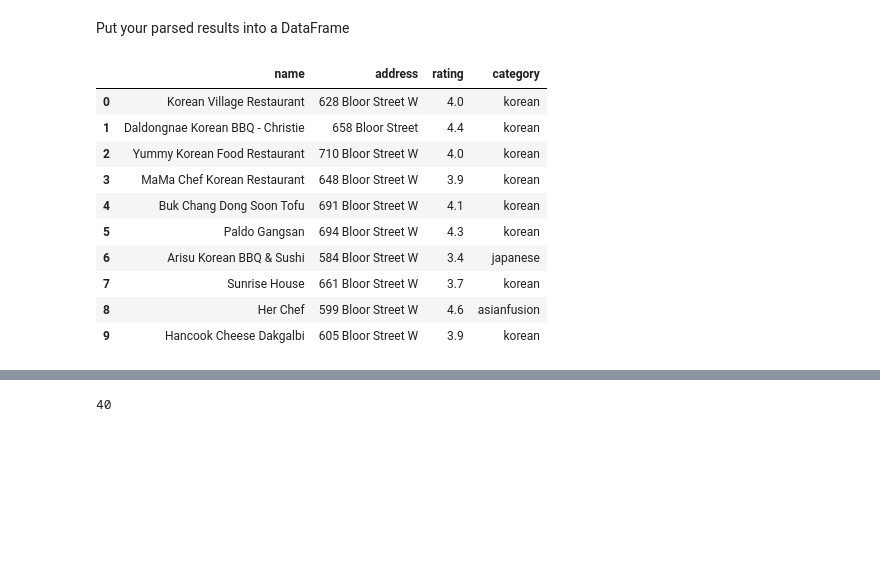
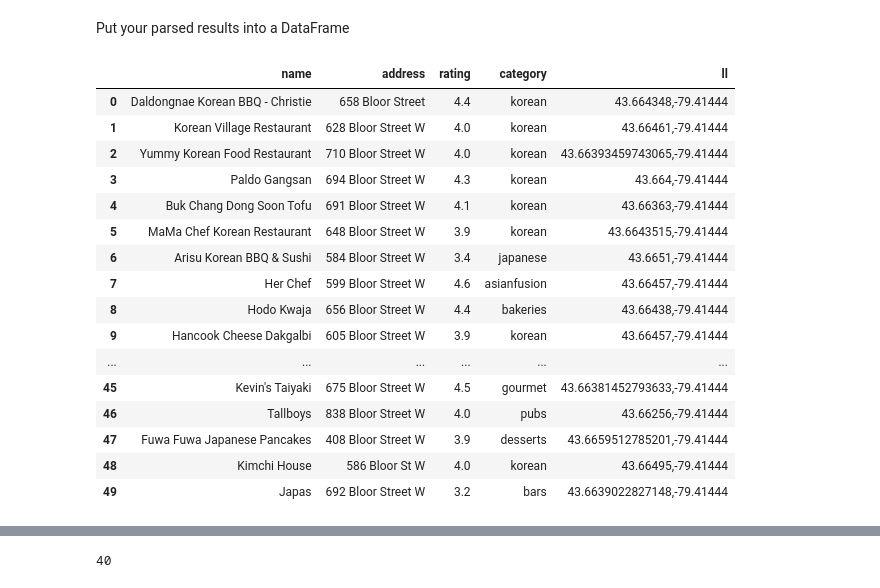
Before and after one commit to tjjdoherty/python-statistical-modelling, a Jupyter notebook: notebooks/yelp_foursquare_EDA.ipynb, the cells around one changed output, grey strips where cells are left out. Cells and saved outputs as stored; diff of their text form; code cells hidden in the pictures; blank space fills up the shorter version.

Commit message:
more cleaning of foursquare & yelp data
added lat/long in the format of the city bikes, so they could be joined in a table later

```diff
--- a/notebooks/yelp_foursquare_EDA.ipynb
+++ b/notebooks/yelp_foursquare_EDA.ipynb
@@ -60,7 +60,7 @@ def get_venues_fs(latitude, longitude, radius, api_key, categories, limit):
 
 categories = '10035,13003,13065,16000' # See following cell bullet points for category names - bars, restaurants, live shows, outdoors
 
-res = get_venues_fs(latitude=43.657763, longitude=-79.389165, radius=800, api_key=FOURSQUARE_KEY, categories=categories, limit=50)
+res = get_venues_fs(latitude=43.664467, longitude=-79.414783, radius=800, api_key=FOURSQUARE_KEY, categories=categories, limit=50)
 
 print(len(res['results']))
 print("\n")
@@ -72,12 +72,15 @@ print(res['results'][3]['name'])  # this is how you access the name, we could lo
 print(res['results'][3]['location']['address']) # accessing the address for the dataframe
 
 print(res['results'][3]['categories'][0]['name']) # accessing the first general category of the venue, most only have one
+print(res['results'][3]['geocodes']['main']['latitude'])
+print(res['results'][3]['geocodes']['main']['longitude'])
 print("\n")
 
 for venue in res['results']:
     name = venue['name']
     address = venue['location'].get('address', 'Address not available')
     first_category = venue['categories'][0]['name']
-    category_names = [category['name'] for category in venue['categories']] # there are multiple categories for some venues
-    print(f"{name}, {address}, {first_category}, {category_names}")
+    # category_names = [category['name'] for category in venue['categories']] # there are multiple categories for some venues
+    fsq_id = venue['fsq_id']
+    print(f"{name}, {address}, {first_category}, {fsq_id}")
 # %% [output]
@@ -123,19 +126,22 @@ res = get_venues_fs(latitude=43.664467, longitude=-79.414783, radius=800, api_ke
 name_list = []
 address_list = []
 category_list = []
+ll_list = []
 
 for venue in res['results']:
     name_list.append(venue['name'])
     address_list.append(venue['location'].get('address', 'Address not available'))
     category_list.append(venue['categories'][0]['name'])
+    ll_list.append(f"{venue['geocodes']['main']['latitude']},{venue['geocodes']['main']['longitude']}")
 
 test_venue_dictionary = {
     'name': name_list,
     'address': address_list,
-    'category': category_list
+    'category': category_list,
+    'll': ll_list
 }
 
 test_venue_df = pd.DataFrame(test_venue_dictionary)
 test_venue_df
-# csv_file_path = '../data/test_venue_df.csv' # the file path to put new saves into the data directory
-# test_venue_df.to_csv(csv_file_path, index=False)
+csv_file_path = '../data/test_venue_df.csv' # the file path to put new saves into the data directory
+test_venue_df.to_csv(csv_file_path, index=False)
@@ -325,37 +303,46 @@ name_list = []
 address_list = []
 rating_list = []
 category_list = []
+ll_list = []
 
 for venue in test_response['businesses']:
     name_list.append(venue['name'])
     address_list.append(venue['location'].get('address1', 'Address not available'))
     rating_list.append(venue['rating'])
     category_list.append(venue['categories'][0]['alias'])
+    ll_list.append(f"{venue['coordinates']['latitude']},{test_response['businesses'][1]['coordinates']['longitude']}")
 
 test_yelp_venue_dictionary = {
     'name': name_list,
     'address': address_list,
     'rating': rating_list,
-    'category': category_list
+    'category': category_list,
+    'll': ll_list
 }
 
 test_yelp_venue_df = pd.DataFrame(test_yelp_venue_dictionary)
 # %% [markdown]
 Put your parsed results into a DataFrame
 # %%
-test_yelp_venue_df.head(10)
+test_yelp_venue_df
 # %% [output]
-|  | name | address | rating | category |
-| 0 | Korean Village Restaurant | 628 Bloor Street W | 4.0 | korean |
-| 1 | Daldongnae Korean BBQ - Christie | 658 Bloor Street | 4.4 | korean |
-| 2 | Yummy Korean Food Restaurant | 710 Bloor Street W | 4.0 | korean |
-| 3 | MaMa Chef Korean Restaurant | 648 Bloor Street W | 3.9 | korean |
-| 4 | Buk Chang Dong Soon Tofu | 691 Bloor Street W | 4.1 | korean |
-| 5 | Paldo Gangsan | 694 Bloor Street W | 4.3 | korean |
-| 6 | Arisu Korean BBQ & Sushi | 584 Bloor Street W | 3.4 | japanese |
-| 7 | Sunrise House | 661 Bloor Street W | 3.7 | korean |
-| 8 | Her Chef | 599 Bloor Street W | 4.6 | asianfusion |
-| 9 | Hancook Cheese Dakgalbi | 605 Bloor Street W | 3.9 | korean |
+|  | name | address | rating | category | ll |
+| 0 | Daldongnae Korean BBQ - Christie | 658 Bloor Street | 4.4 | korean | 43.664348,-79.41444 |
+| 1 | Korean Village Restaurant | 628 Bloor Street W | 4.0 | korean | 43.66461,-79.41444 |
+| 2 | Yummy Korean Food Restaurant | 710 Bloor Street W | 4.0 | korean | 43.66393459743065,-79.41444 |
+| 3 | Paldo Gangsan | 694 Bloor Street W | 4.3 | korean | 43.664,-79.41444 |
+| 4 | Buk Chang Dong Soon Tofu | 691 Bloor Street W | 4.1 | korean | 43.66363,-79.41444 |
+| 5 | MaMa Chef Korean Restaurant | 648 Bloor Street W | 3.9 | korean | 43.6643515,-79.41444 |
+| 6 | Arisu Korean BBQ & Sushi | 584 Bloor Street W | 3.4 | japanese | 43.6651,-79.41444 |
+| 7 | Her Chef | 599 Bloor Street W | 4.6 | asianfusion | 43.66457,-79.41444 |
+| 8 | Hodo Kwaja | 656 Bloor Street W | 4.4 | bakeries | 43.66438,-79.41444 |
+| 9 | Hancook Cheese Dakgalbi | 605 Bloor Street W | 3.9 | korean | 43.66457,-79.41444 |
+| ... | ... | ... | ... | ... | ... |
+| 45 | Kevin's Taiyaki | 675 Bloor Street W | 4.5 | gourmet | 43.66381452793633,-79.41444 |
+| 46 | Tallboys | 838 Bloor Street W | 4.0 | pubs | 43.66256,-79.41444 |
+| 47 | Fuwa Fuwa Japanese Pancakes | 408 Bloor Street W | 3.9 | desserts | 43.6659512785201,-79.41444 |
+| 48 | Kimchi House | 586 Bloor St W | 4.0 | korean | 43.66495,-79.41444 |
+| 49 | Japas | 692 Bloor Street W | 3.2 | bars | 43.6639022827148,-79.41444 |
 # %%
 csv_file_path = '../data/test_yelp_venue_df.csv' # the file path to put this table as a sample into the repository
 test_yelp_venue_df.to_csv(csv_file_path, index=False)
```
Also changed, not shown: parts of 10 cells of this notebook, 5 other files.
